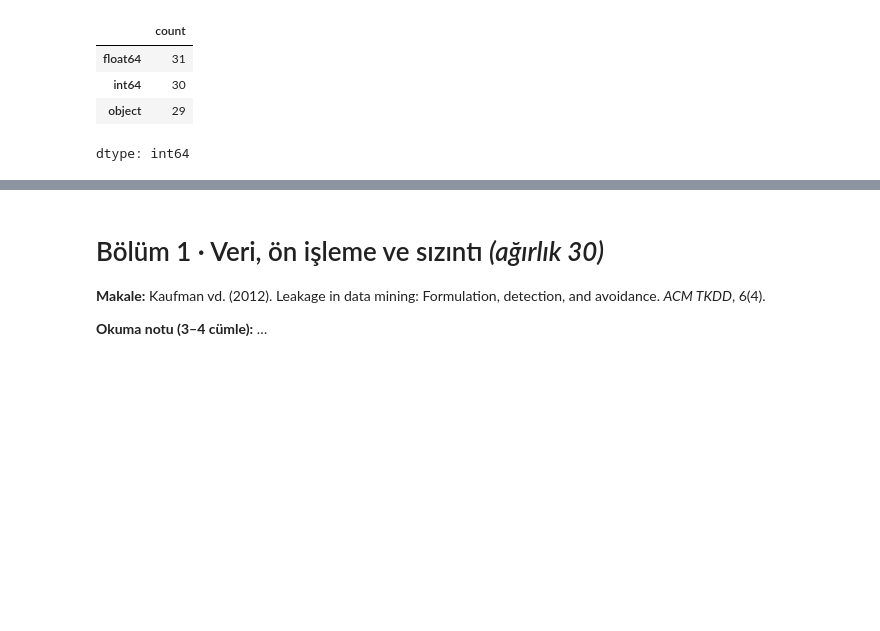
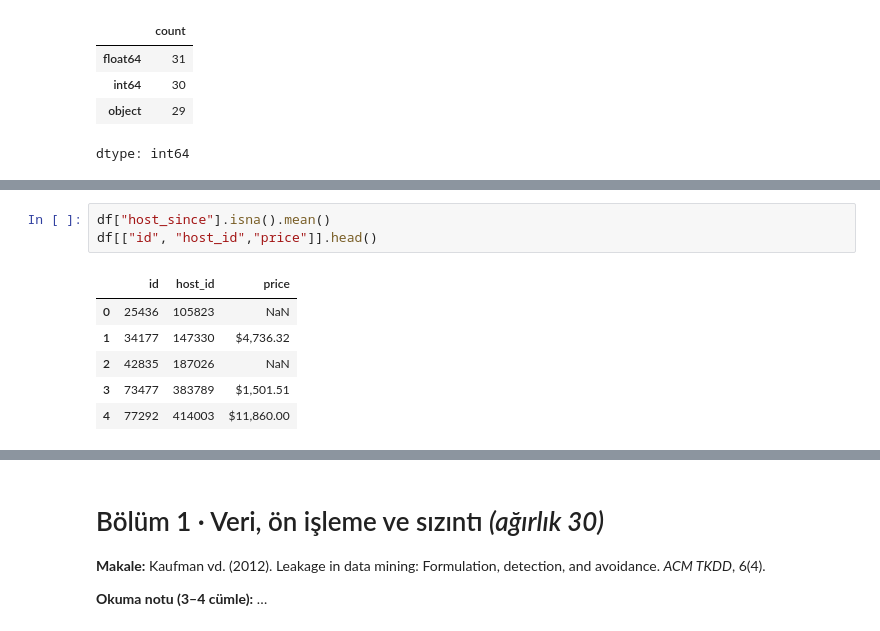
Before and after one commit to barisaykent-spec/Veri_Muh_Proje1, a Jupyter notebook: calisma/baris/BIL545_Proje1.ipynb, the cells around one changed output, grey strips where cells are left out. Saved outputs shown, nothing was run; the diff lists cells and outputs as text; blank space fills up the shorter version.

```diff
--- a/calisma/baris/BIL545_Proje1.ipynb
+++ b/calisma/baris/BIL545_Proje1.ipynb
@@ -75,0 +128,10 @@ dtype: int64
+# %%
+df["host_since"].isna().mean()
+df[["id", "host_id","price"]].head()
+# %% [output]
+|  | id | host_id | price |
+| 0 | 25436 | 105823 | NaN |
+| 1 | 34177 | 147330 | $4,736.32 |
+| 2 | 42835 | 187026 | NaN |
+| 3 | 73477 | 383789 | $1,501.51 |
+| 4 | 77292 | 414003 | $11,860.00 |
```
Also changed, not shown: parts of 16 cells of this notebook.
